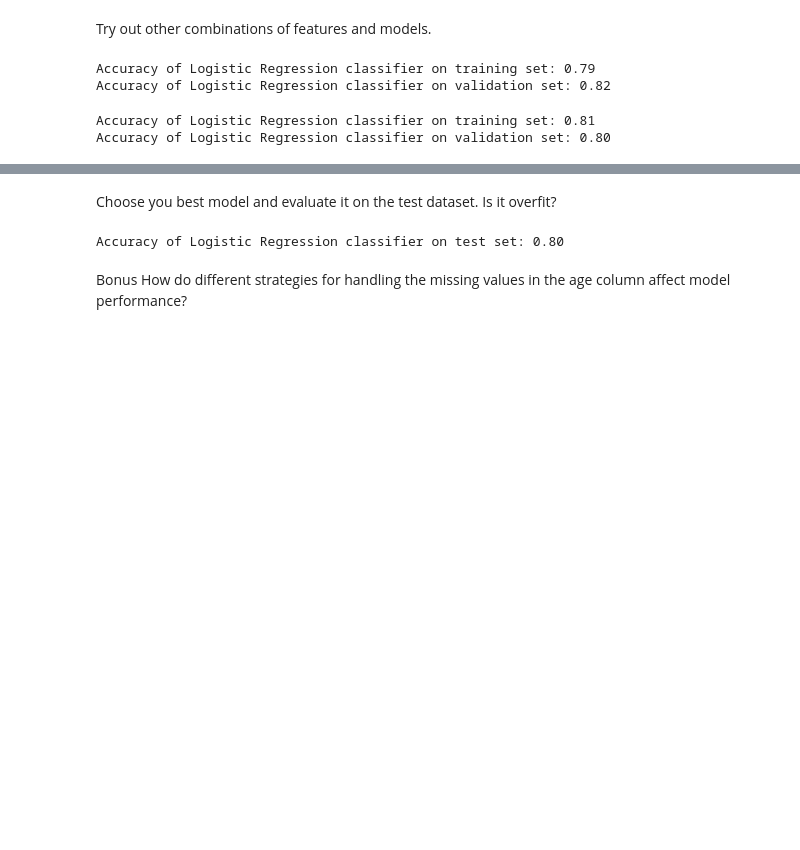
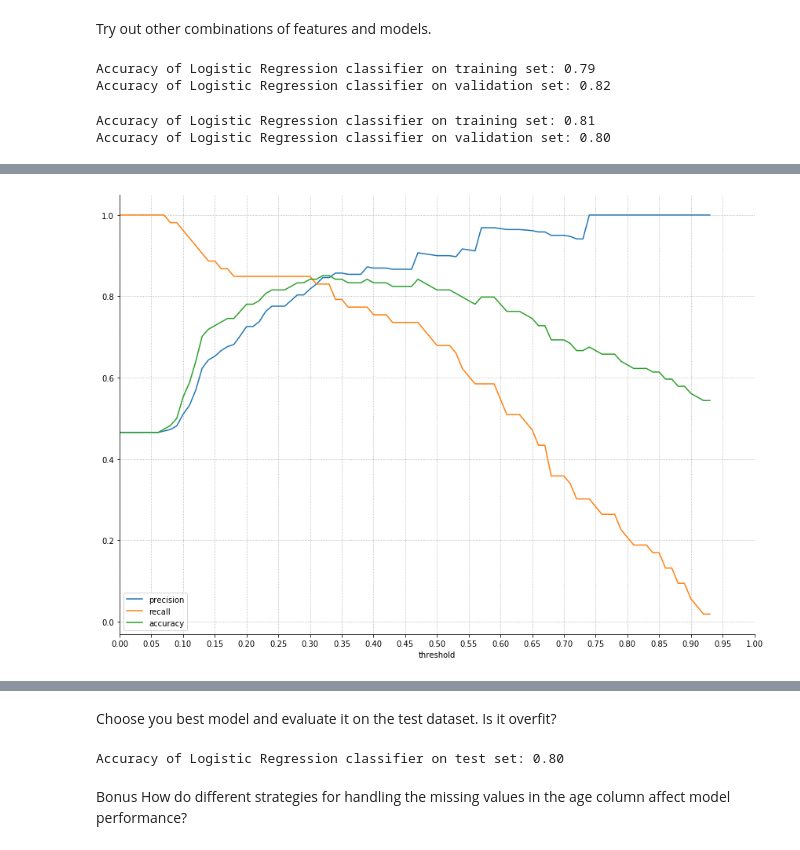
Before and after one commit to brandireger/ds-methodologies-exercises, a Jupyter notebook: classification/model.ipynb, the cells around one changed output, grey strips where cells are left out. Saved outputs shown, nothing was run; the diff lists cells and outputs as text; code cells hidden in the pictures; blank space fills up the shorter version.

```diff
--- a/classification/model.ipynb
+++ b/classification/model.ipynb
@@ -208,0 +231,6 @@ Accuracy of Logistic Regression classifier on validation set: 0.80
+# %%
+util.plot_metrics_by_thresholds(
+    evaluation.actual, evaluation['model_4']
+)
+# %% [output]
+[figure, added]
```
Also changed, not shown: parts of 117 cells of this notebook, 3 other files.
